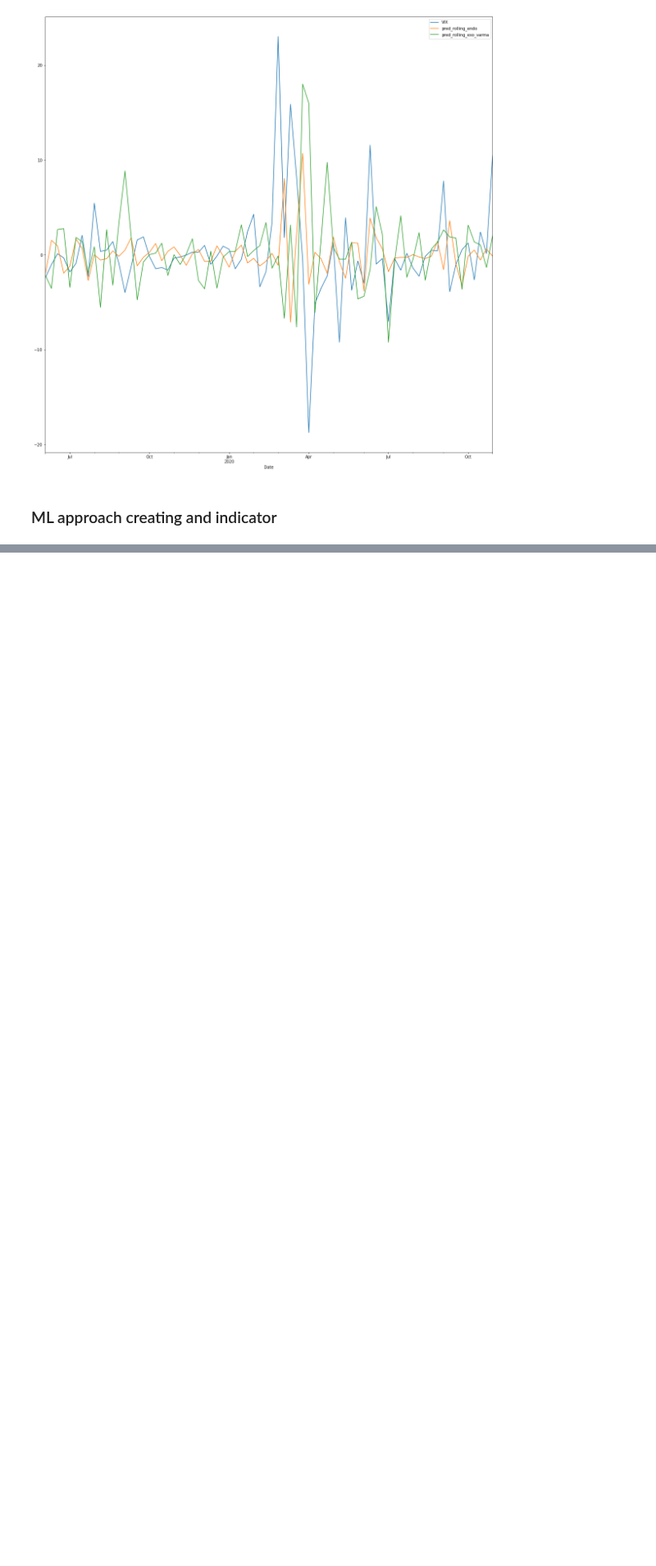
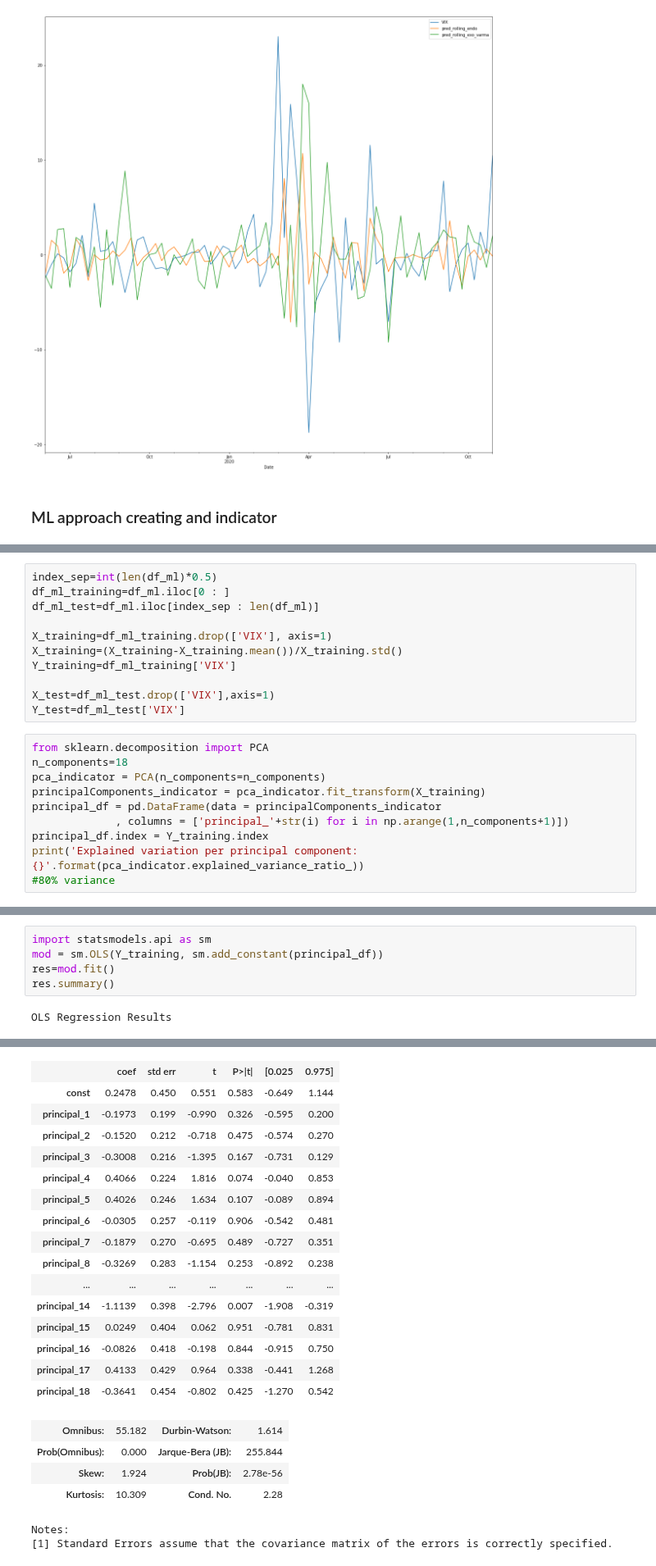
Before and after one commit to epfl-ada/ada-2020-project-milestone-p3-p3_tak, a Jupyter notebook: VIX.ipynb, the cells around one changed output, grey strips where cells are left out. Shown at 82% size. Cells and saved outputs as stored; diff of their text form; blank space fills up the shorter version.

```diff
--- a/VIX.ipynb
+++ b/VIX.ipynb
@@ -540,0 +525,21 @@ Freq: W-SUN, Name: VIX, Length: 95, dtype: float64
+# %%
+index_sep=int(len(df_ml)*0.5)
+df_ml_training=df_ml.iloc[0 : ]
+df_ml_test=df_ml.iloc[index_sep : len(df_ml)]
+
+X_training=df_ml_training.drop(['VIX'], axis=1)
+X_training=(X_training-X_training.mean())/X_training.std()
+Y_training=df_ml_training['VIX']
+
+X_test=df_ml_test.drop(['VIX'],axis=1)
+Y_test=df_ml_test['VIX']
+# %%
+from sklearn.decomposition import PCA
+n_components=18
+pca_indicator = PCA(n_components=n_components)
+principalComponents_indicator = pca_indicator.fit_transform(X_training)
+principal_df = pd.DataFrame(data = principalComponents_indicator
+             , columns = ['principal_'+str(i) for i in np.arange(1,n_components+1)])
+principal_df.index = Y_training.index
+print('Explained variation per principal component: {}'.format(pca_indicator.explained_variance_ratio_))
+#80% variance
@@ -540,0 +550,7 @@ Freq: W-SUN, Name: VIX, Length: 95, dtype: float64
+# %%
+import statsmodels.api as sm
+mod = sm.OLS(Y_training, sm.add_constant(principal_df))
+res=mod.fit()
+res.summary()
+# %% [output]
+OLS Regression Results
@@ -540,0 +566,22 @@ Freq: W-SUN, Name: VIX, Length: 95, dtype: float64
+|  | coef | std err | t | P>|t| | [0.025 | 0.975] |
+| const | 0.2478 | 0.450 | 0.551 | 0.583 | -0.649 | 1.144 |
+| principal_1 | -0.1973 | 0.199 | -0.990 | 0.326 | -0.595 | 0.200 |
+| principal_2 | -0.1520 | 0.212 | -0.718 | 0.475 | -0.574 | 0.270 |
+| principal_3 | -0.3008 | 0.216 | -1.395 | 0.167 | -0.731 | 0.129 |
+| principal_4 | 0.4066 | 0.224 | 1.816 | 0.074 | -0.040 | 0.853 |
+| principal_5 | 0.4026 | 0.246 | 1.634 | 0.107 | -0.089 | 0.894 |
+| principal_6 | -0.0305 | 0.257 | -0.119 | 0.906 | -0.542 | 0.481 |
+| principal_7 | -0.1879 | 0.270 | -0.695 | 0.489 | -0.727 | 0.351 |
+| principal_8 | -0.3269 | 0.283 | -1.154 | 0.253 | -0.892 | 0.238 |
+| ... | ... | ... | ... | ... | ... | ... |
+| principal_14 | -1.1139 | 0.398 | -2.796 | 0.007 | -1.908 | -0.319 |
+| principal_15 | 0.0249 | 0.404 | 0.062 | 0.951 | -0.781 | 0.831 |
+| principal_16 | -0.0826 | 0.418 | -0.198 | 0.844 | -0.915 | 0.750 |
+| principal_17 | 0.4133 | 0.429 | 0.964 | 0.338 | -0.441 | 1.268 |
+| principal_18 | -0.3641 | 0.454 | -0.802 | 0.425 | -1.270 | 0.542 |
+| Omnibus: | 55.182 | Durbin-Watson: | 1.614 |
+| Prob(Omnibus): | 0.000 | Jarque-Bera (JB): | 255.844 |
+| Skew: | 1.924 | Prob(JB): | 2.78e-56 |
+| Kurtosis: | 10.309 | Cond. No. | 2.28 |
+Notes:
+[1] Standard Errors assume that the covariance matrix of the errors is correctly specified.
```
Also changed, not shown: parts of 13 cells of this notebook.
